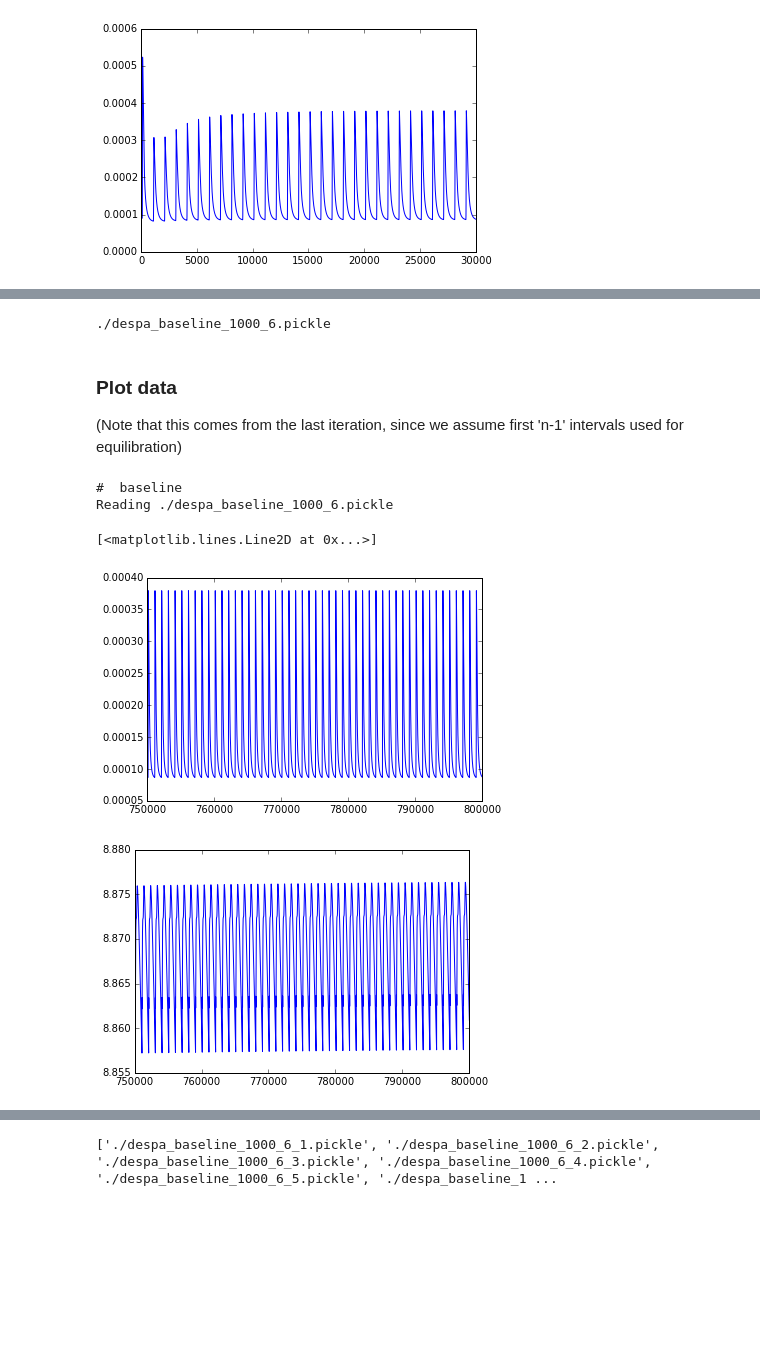
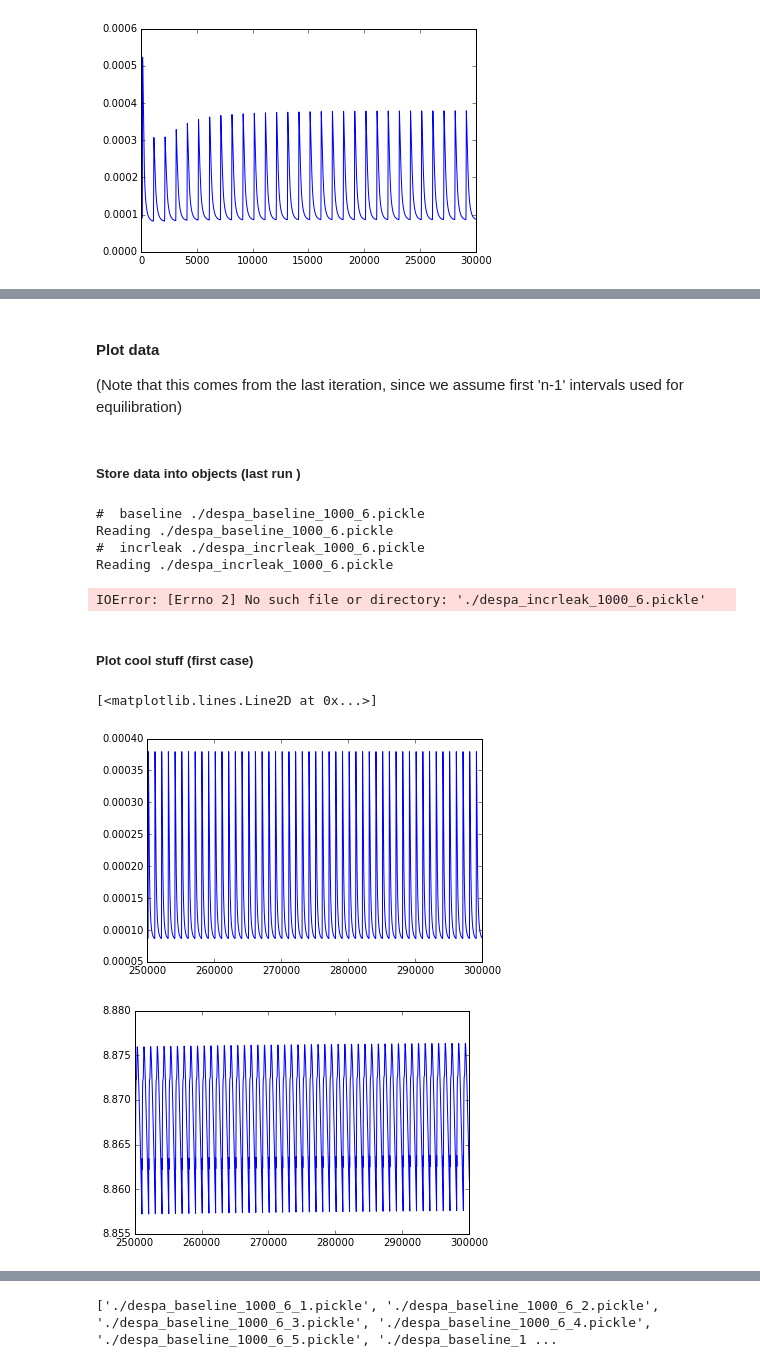
Before and after one commit to huskeypm/wholecell, a Jupyter notebook: ExtendedRuns.ipynb, the cells around one changed output, grey strips where cells are left out. Saved outputs shown, nothing was run; the diff lists cells and outputs as text; code cells hidden in the pictures; blank space fills up the shorter version.

```diff
--- a/ExtendedRuns.ipynb
+++ b/ExtendedRuns.ipynb
@@ -131 +130,22 @@ caseDict[tag] = case
+# %%
+# case 1
+tag="baseline"
+label="Baseline"
+name = root+"despa_%s_%d.pickle"%(tag,stim_period) # filename
+args = [ # pass in cellml/gotran arguments (eg. in shannon_2004.ode)
+  "-var stim_period %f" % stim_period
+  ]
+case = Case.Case(tag=tag,label=label,args=args,nIntervals=nIntervals,T=T, name = name)
+caseDict[tag] = case
+
+
+tag="incrleak"
+label="+HIP"
+name = root+"despa_%s_%d.pickle"%(tag,stim_period) # filename
+args = [ # pass in cellml/gotran arguments (eg. in shannon_2004.ode)
+  "-var stim_period %f" % stim_period,
+  "-var G_NaBk %f " % (0.000297*1.5) # baseline times 1.5
+  ]
+case = Case.Case(tag=tag,label=label,args=args,nIntervals=nIntervals,T=T, name = name)
+caseDict[tag] = case
 # %% [markdown]
@@ -141,34 +163,40 @@ python daisychain.py  -var stim_period 1000.000000 -iters 6 -T 50000.000000 -nam
-# %%
-print case.name
-# %% [output]
-./despa_baseline_1000_6.pickle
 # %% [markdown]
-### Plot data
+#### Plot data
 (Note that this comes from the last iteration, since we assume first 'n-1' intervals used for equilibration)
+# %% [markdown]
+##### Store data into objects (last run )
 # %%
 import analyzeODE as ao
 
 for key,case in caseDict.iteritems():
-      print "# ", key
+      print "# ", key, case.name
       case.data = ao.readPickle(case.name)
 # %% [output]
-#  baseline
+#  baseline ./despa_baseline_1000_6.pickle
 Reading ./despa_baseline_1000_6.pickle
+#  incrleak ./despa_incrleak_1000_6.pickle
+Reading ./despa_incrleak_1000_6.pickle
+IOError: [Errno 2] No such file or directory: './despa_incrleak_1000_6.pickle'
+# %% [markdown]
+##### Plot cool stuff (first case)
 # %%
+# first case
+case = caseDict["baseline"]
+
 t = case.data['t']
-t+= (nIntervals-1)*(T/nIntervals) # should define this elsewhere
+t+= (nIntervals-1)*(T/nIntervals) # should define this elsewhere (dbl check)
 s = case.data['s']
 s_idx = case.data['s_idx']
 
 plt.figure()
 idx = s_idx.index("Cai")
 plt.plot(t,s[:,idx])
 
 plt.figure()
 idx = s_idx.index("Nai")
 plt.plot(t,s[:,idx])
 # %% [output]
 [<matplotlib.lines.Line2D at 0x...>]
 [figure]
-[figure, old version]
+[figure, new version]
 # %% [markdown]
```
Also changed, not shown: parts of 13 cells of this notebook.
